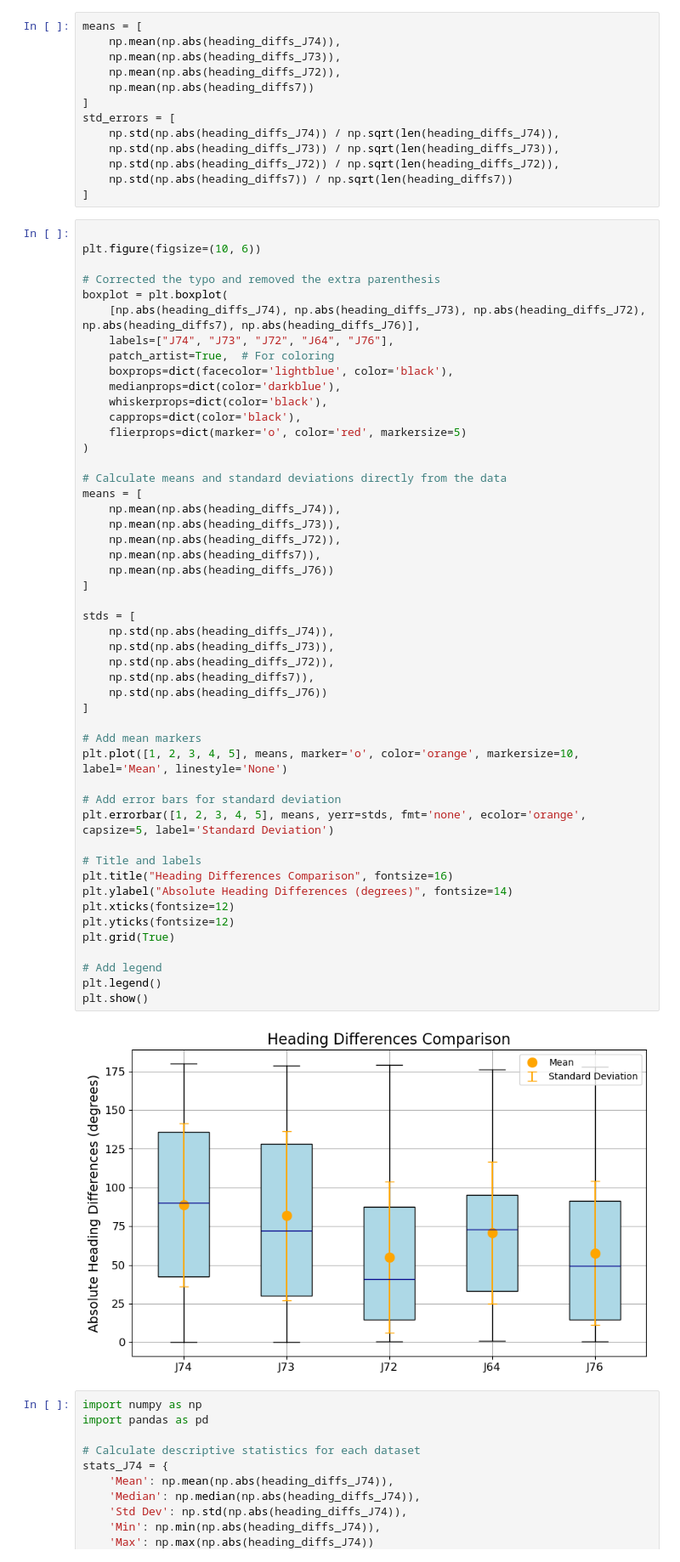
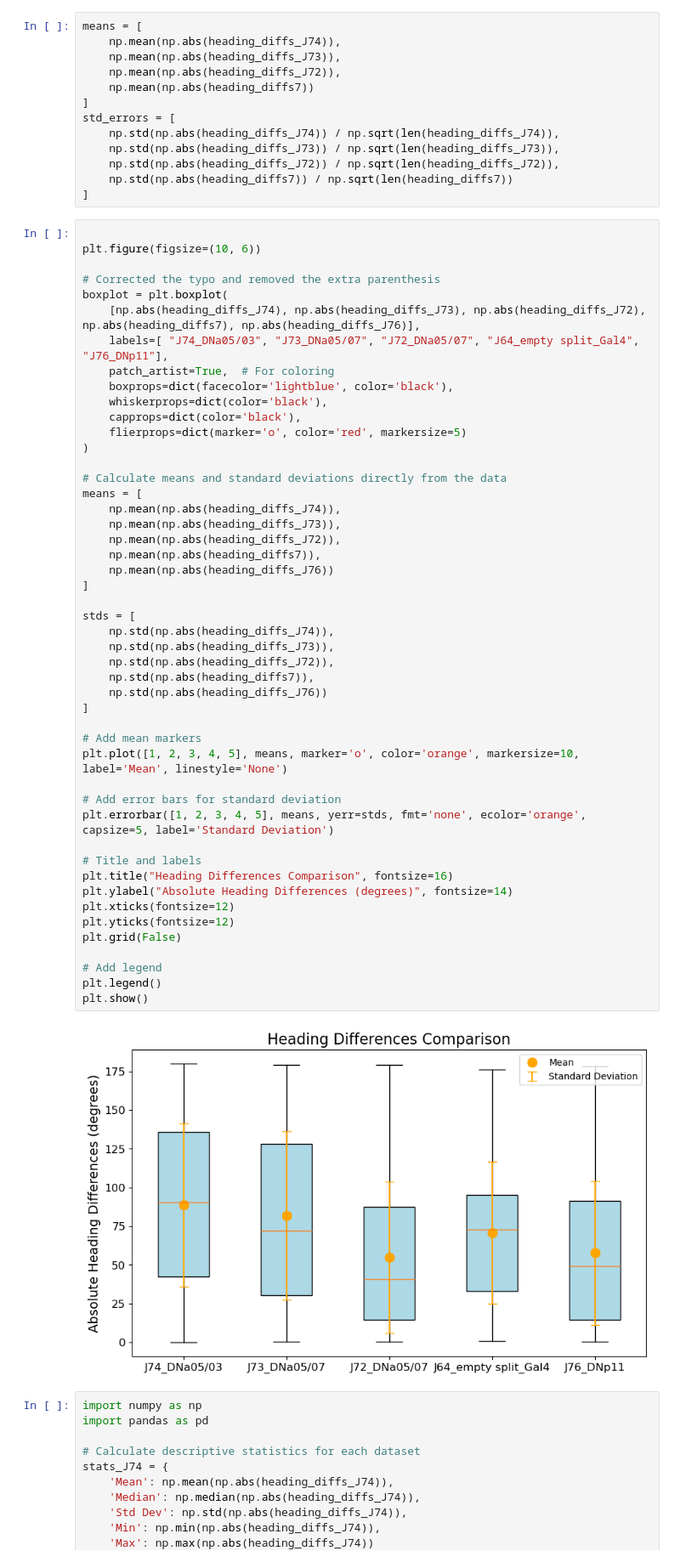
Before and after one commit to Shivammm123/FlyFlightBehavior, a Jupyter notebook: Free Flight Analysis Flies/Complete Analysis.ipynb, the cells around one changed output. Shown at 85% size. Saved outputs shown, nothing was run; the diff lists cells and outputs as text.

```diff
--- a/Free Flight Analysis Flies/Complete Analysis.ipynb
+++ b/Free Flight Analysis Flies/Complete Analysis.ipynb
@@ -617,10 +617,9 @@ plt.figure(figsize=(10, 6))
 # Corrected the typo and removed the extra parenthesis
 boxplot = plt.boxplot(
     [np.abs(heading_diffs_J74), np.abs(heading_diffs_J73), np.abs(heading_diffs_J72), np.abs(heading_diffs7), np.abs(heading_diffs_J76)],
-    labels=["J74", "J73", "J72", "J64", "J76"],
+    labels=[ "J74_DNa05/03", "J73_DNa05/07", "J72_DNa05/07", "J64_empty split_Gal4", "J76_DNp11"],
     patch_artist=True,  # For coloring
     boxprops=dict(facecolor='lightblue', color='black'),
-    medianprops=dict(color='darkblue'),
     whiskerprops=dict(color='black'),
     capprops=dict(color='black'),
     flierprops=dict(marker='o', color='red', markersize=5)
@@ -632,35 +631,35 @@ means = [
     np.mean(np.abs(heading_diffs_J73)),
     np.mean(np.abs(heading_diffs_J72)),
     np.mean(np.abs(heading_diffs7)),
     np.mean(np.abs(heading_diffs_J76))
 ]
 
 stds = [
     np.std(np.abs(heading_diffs_J74)),
     np.std(np.abs(heading_diffs_J73)),
     np.std(np.abs(heading_diffs_J72)),
     np.std(np.abs(heading_diffs7)),
     np.std(np.abs(heading_diffs_J76))
 ]
 
 # Add mean markers
 plt.plot([1, 2, 3, 4, 5], means, marker='o', color='orange', markersize=10, label='Mean', linestyle='None')
 
 # Add error bars for standard deviation
 plt.errorbar([1, 2, 3, 4, 5], means, yerr=stds, fmt='none', ecolor='orange', capsize=5, label='Standard Deviation')
 
 # Title and labels
 plt.title("Heading Differences Comparison", fontsize=16)
 plt.ylabel("Absolute Heading Differences (degrees)", fontsize=14)
 plt.xticks(fontsize=12)
 plt.yticks(fontsize=12)
-plt.grid(True)
+plt.grid(False)
 
 # Add legend
 plt.legend()
 plt.show()
 # %% [output]
-[figure, old version]
+[figure, new version]
 # %%
 import numpy as np
 import pandas as pd
```
Also changed, not shown: parts of 1 cell of this notebook, 1 other file.
